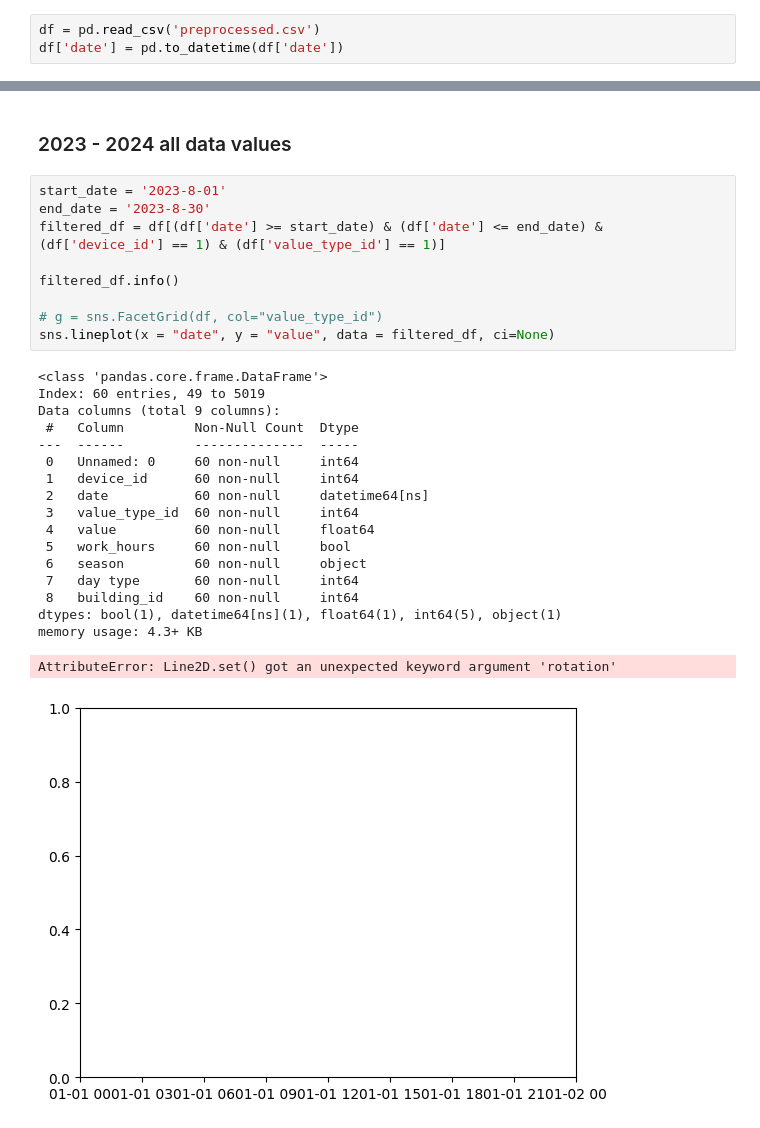
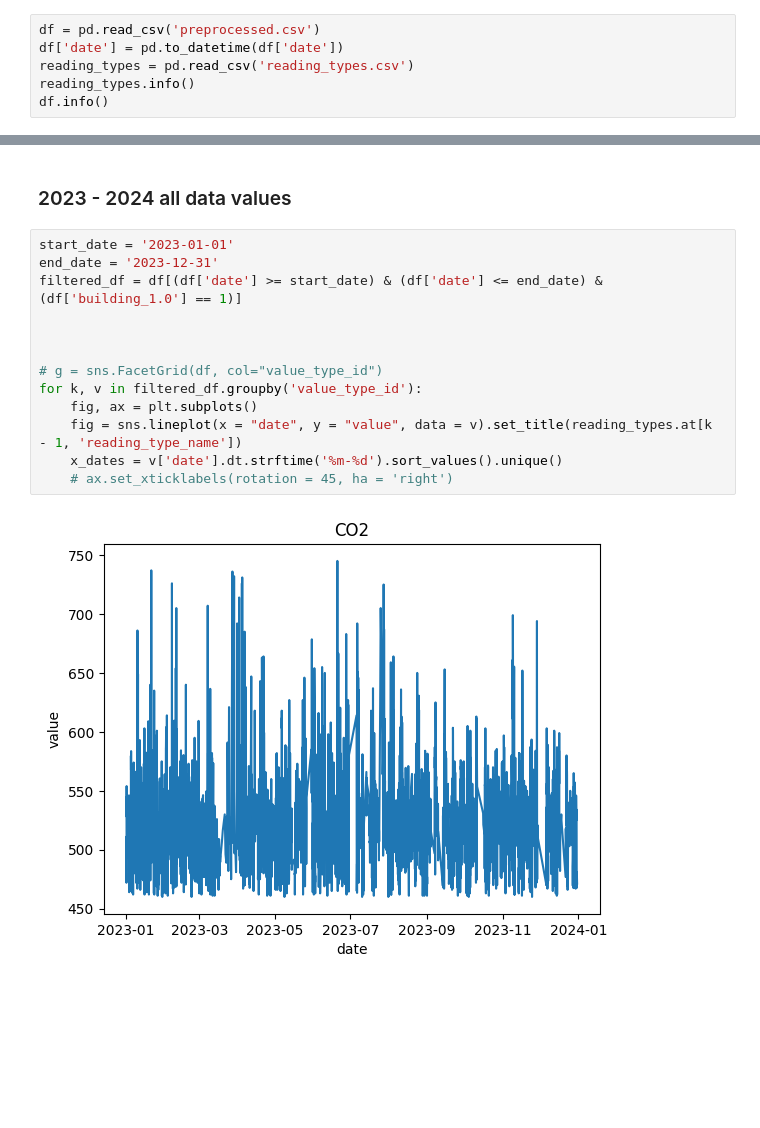
Before and after one commit to ddavidhe/2024CxC, a Jupyter notebook: QuadReal/EDA.ipynb, the cells around one changed output, grey strips where cells are left out. Saved outputs shown, nothing was run; the diff lists cells and outputs as text; blank space fills up the shorter version.

```diff
--- a/QuadReal/EDA.ipynb
+++ b/QuadReal/EDA.ipynb
@@ -15,3 +15,6 @@ from collections import Counter
 # %%
 df = pd.read_csv('preprocessed.csv')
 df['date'] = pd.to_datetime(df['date'])
+reading_types = pd.read_csv('reading_types.csv')
+reading_types.info()
+df.info()
@@ -18,30 +39,17 @@ df['date'] = pd.to_datetime(df['date'])
 # %% [markdown]
 ### 2023 - 2024 all data values
 # %%
-start_date = '2023-8-01'
-end_date = '2023-8-30'
-filtered_df = df[(df['date'] >= start_date) & (df['date'] <= end_date) & (df['device_id'] == 1) & (df['value_type_id'] == 1)]
+start_date = '2023-01-01'
+end_date = '2023-12-31'
+filtered_df = df[(df['date'] >= start_date) & (df['date'] <= end_date) & (df['building_1.0'] == 1)]
 
-filtered_df.info()
+
 
 # g = sns.FacetGrid(df, col="value_type_id")
-sns.lineplot(x = "date", y = "value", data = filtered_df, ci=None)
+for k, v in filtered_df.groupby('value_type_id'):
+    fig, ax = plt.subplots()
+    fig = sns.lineplot(x = "date", y = "value", data = v).set_title(reading_types.at[k - 1, 'reading_type_name'])
+    x_dates = v['date'].dt.strftime('%m-%d').sort_values().unique()
+    # ax.set_xticklabels(rotation = 45, ha = 'right')
 # %% [output]
-<class 'pandas.core.frame.DataFrame'>
-Index: 60 entries, 49 to 5019
-Data columns (total 9 columns):
- #   Column         Non-Null Count  Dtype
----  ------         --------------  -----
- 0   Unnamed: 0     60 non-null     int64
- 1   device_id      60 non-null     int64
- 2   date           60 non-null     datetime64[ns]
- 3   value_type_id  60 non-null     int64
- 4   value          60 non-null     float64
- 5   work_hours     60 non-null     bool
- 6   season         60 non-null     object
- 7   day type       60 non-null     int64
- 8   building_id    60 non-null     int64
-dtypes: bool(1), datetime64[ns](1), float64(1), int64(5), object(1)
-memory usage: 4.3+ KB
-AttributeError: Line2D.set() got an unexpected keyword argument 'rotation'
-[figure, old version]
+[figure, new version]
```
Also changed, not shown: parts of 5 cells of this notebook, 5 other files.
